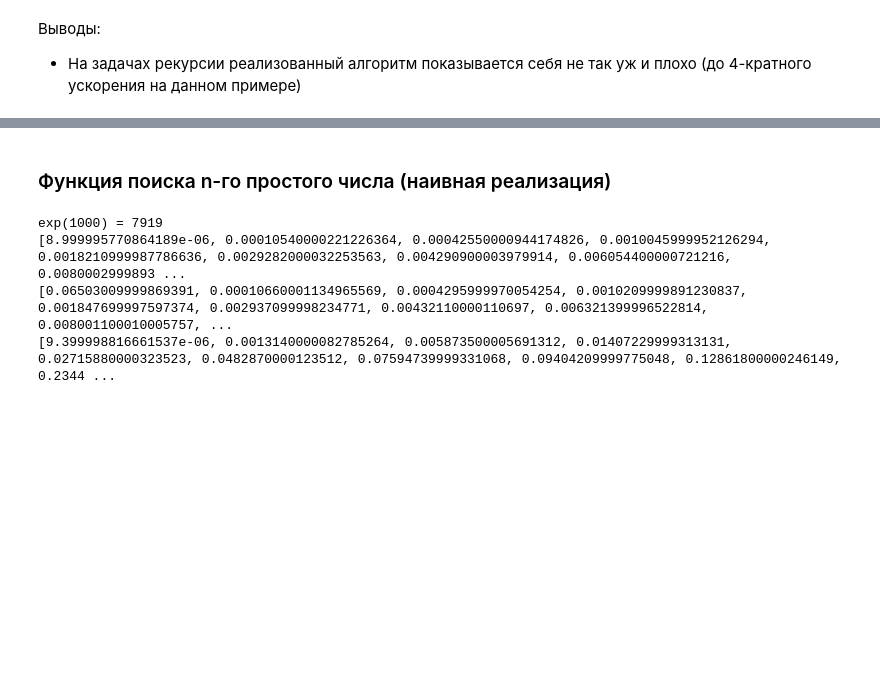
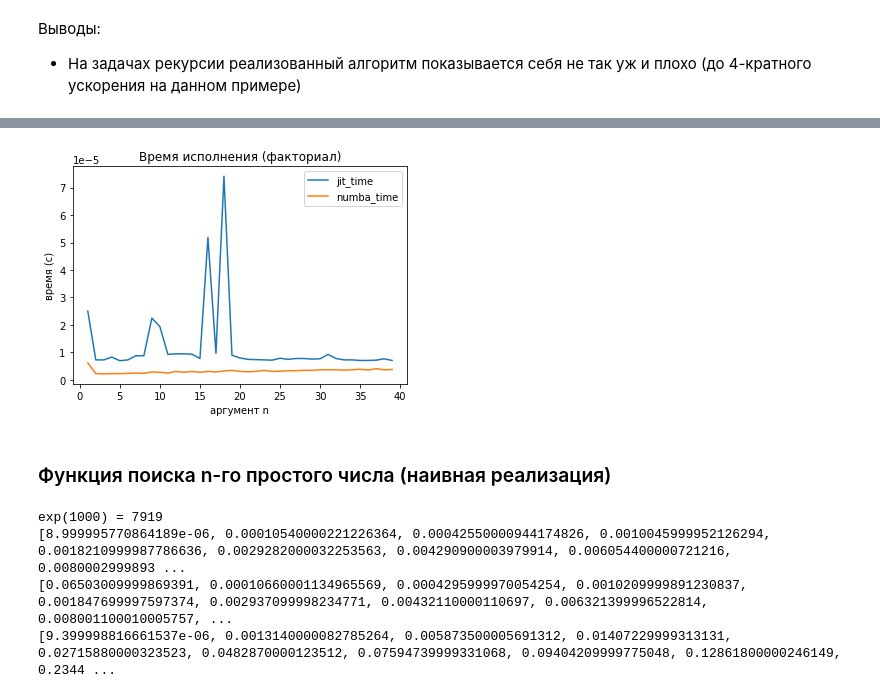
Before and after one commit to PenzaStreetGames/MetaStruct, a Jupyter notebook: performance.ipynb, the cells around one changed output, grey strips where cells are left out. Saved outputs shown, nothing was run; the diff lists cells and outputs as text; code cells hidden in the pictures; blank space fills up the shorter version.

```diff
--- a/performance.ipynb
+++ b/performance.ipynb
@@ -307,3 +373,14 @@ plt.show()
+# %%
+plt.plot(args, jit_fact_time, label='jit_time')
+plt.plot(args, numba_fact_time, label='numba_time')
+plt.xlabel('аргумент n')
+plt.ylabel('время (с)')
+plt.title('Время исполнения (факториал)')
+plt.legend()
+plt.savefig("report/plots/exec_fact_3.png")
+plt.show()
+# %% [output]
+[figure, added]
 # %% [markdown]
 ### Функция поиска n-го простого числа (наивная реализация)
 # %%
```
Also changed, not shown: parts of 7 cells of this notebook, 10 other files.
